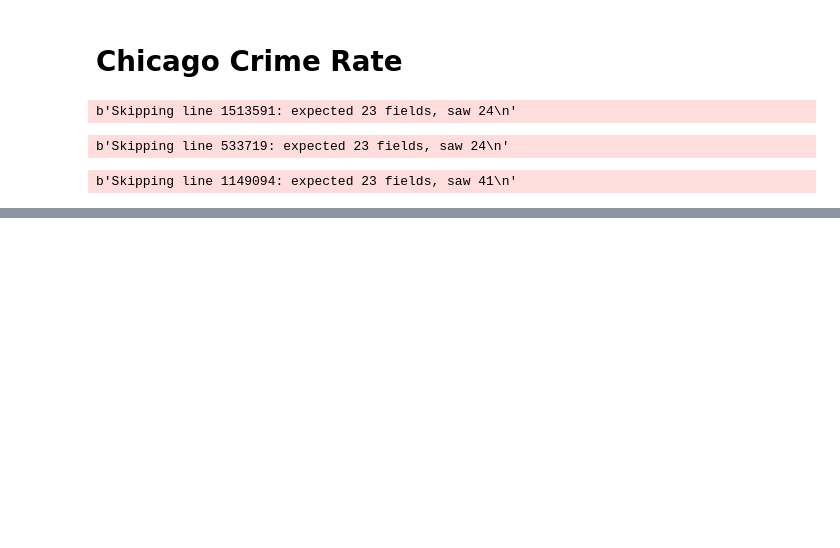
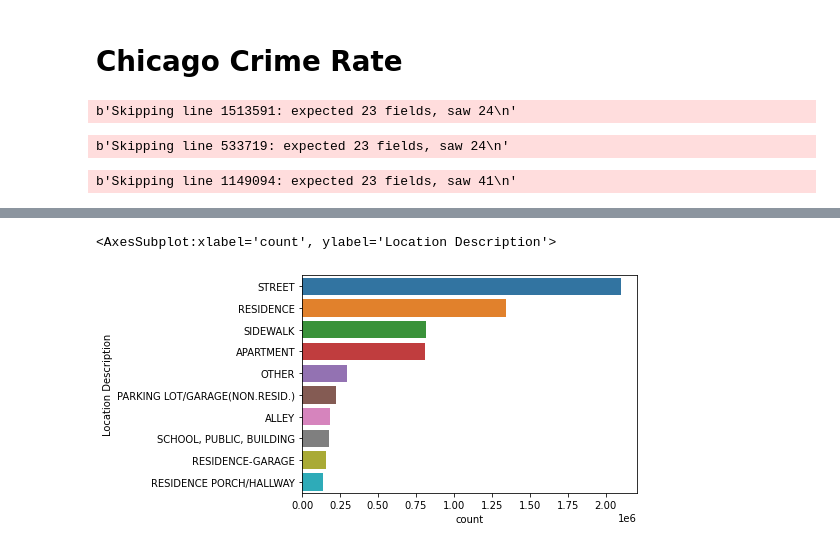
Before and after one commit to hamednasr/Chicago-Crime-Rate-Prediction, a Jupyter notebook: Chicago Crime Rate my code.ipynb, the cells around one changed output, grey strips where cells are left out. Drawn from its saved outputs; the diff is of its cells as text; code cells hidden in the pictures; blank space fills up the shorter version.

```diff
--- a/Chicago Crime Rate my code.ipynb
+++ b/Chicago Crime Rate my code.ipynb
@@ -25,0 +171,6 @@ pd.concat([chicago_data1,chicago_data2,chicago_data3,chicago_data4],axis=0)
+# %%
+sns.countplot(y=chicago_crime['Location Description'],
+              order = chicago_crime['Location Description'].value_counts().iloc[:10].index)
+# %% [output]
+<AxesSubplot:xlabel='count', ylabel='Location Description'>
+[figure, added]
```
Also changed, not shown: parts of 19 cells of this notebook.
